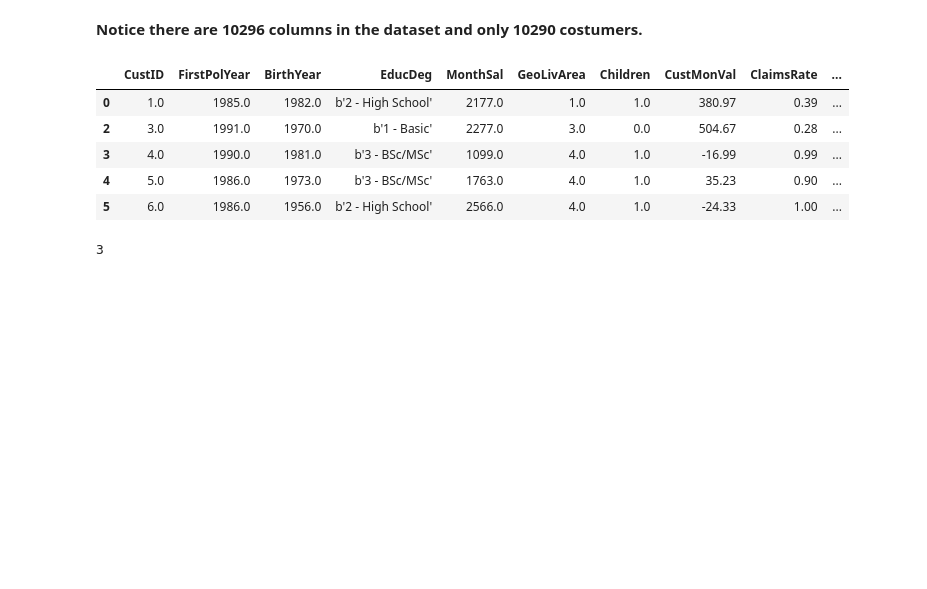
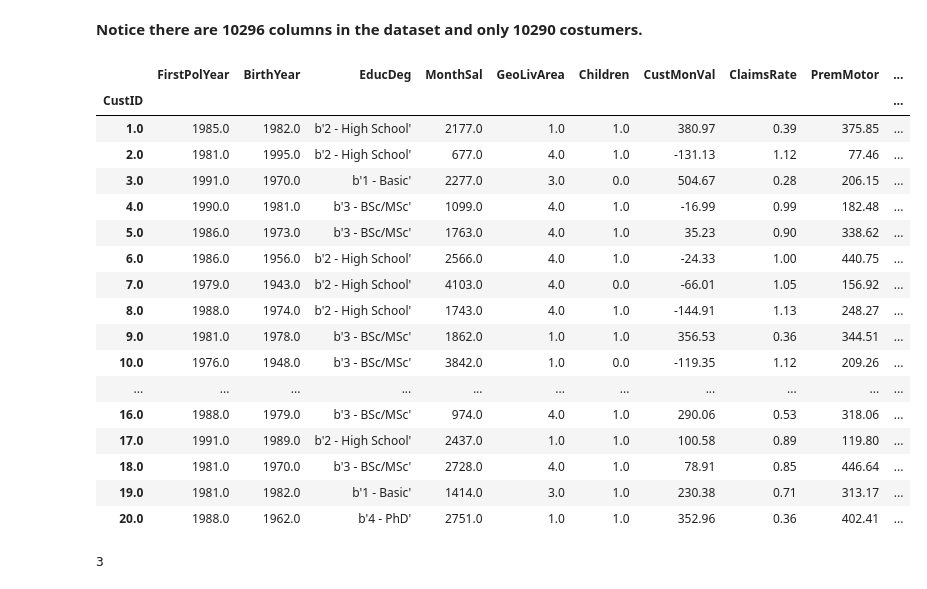
Before and after one commit to BeatrizC25/DataMiningProject22-23, a Jupyter notebook: DataMining_EZ.ipynb, the cells around one changed output. Saved outputs shown, nothing was run; the diff lists cells and outputs as text; code cells hidden in the pictures; blank space fills up the shorter version.

```diff
--- a/DataMining_EZ.ipynb
+++ b/DataMining_EZ.ipynb
@@ -48,13 +53,26 @@ The dataset has a total of 10296 rows and 14 columns.
 # %% [markdown]
 **Notice there are 10296 columns in the dataset and only 10290 costumers.**
 # %%
-df.head()
+df.set_index('CustID', inplace=True) #change index to costumer id
+df.head(20)
 # %% [output]
-|  | CustID | FirstPolYear | BirthYear | EducDeg | MonthSal | GeoLivArea | Children | CustMonVal | ClaimsRate | ... |
-| 0 | 1.0 | 1985.0 | 1982.0 | b'2 - High School' | 2177.0 | 1.0 | 1.0 | 380.97 | 0.39 | ... |
-| 2 | 3.0 | 1991.0 | 1970.0 | b'1 - Basic' | 2277.0 | 3.0 | 0.0 | 504.67 | 0.28 | ... |
-| 3 | 4.0 | 1990.0 | 1981.0 | b'3 - BSc/MSc' | 1099.0 | 4.0 | 1.0 | -16.99 | 0.99 | ... |
-| 4 | 5.0 | 1986.0 | 1973.0 | b'3 - BSc/MSc' | 1763.0 | 4.0 | 1.0 | 35.23 | 0.90 | ... |
-| 5 | 6.0 | 1986.0 | 1956.0 | b'2 - High School' | 2566.0 | 4.0 | 1.0 | -24.33 | 1.00 | ... |
+|  | FirstPolYear | BirthYear | EducDeg | MonthSal | GeoLivArea | Children | CustMonVal | ClaimsRate | PremMotor | ... |
+| CustID |  |  |  |  |  |  |  |  |  | ... |
+| 1.0 | 1985.0 | 1982.0 | b'2 - High School' | 2177.0 | 1.0 | 1.0 | 380.97 | 0.39 | 375.85 | ... |
+| 2.0 | 1981.0 | 1995.0 | b'2 - High School' | 677.0 | 4.0 | 1.0 | -131.13 | 1.12 | 77.46 | ... |
+| 3.0 | 1991.0 | 1970.0 | b'1 - Basic' | 2277.0 | 3.0 | 0.0 | 504.67 | 0.28 | 206.15 | ... |
+| 4.0 | 1990.0 | 1981.0 | b'3 - BSc/MSc' | 1099.0 | 4.0 | 1.0 | -16.99 | 0.99 | 182.48 | ... |
+| 5.0 | 1986.0 | 1973.0 | b'3 - BSc/MSc' | 1763.0 | 4.0 | 1.0 | 35.23 | 0.90 | 338.62 | ... |
+| 6.0 | 1986.0 | 1956.0 | b'2 - High School' | 2566.0 | 4.0 | 1.0 | -24.33 | 1.00 | 440.75 | ... |
+| 7.0 | 1979.0 | 1943.0 | b'2 - High School' | 4103.0 | 4.0 | 0.0 | -66.01 | 1.05 | 156.92 | ... |
+| 8.0 | 1988.0 | 1974.0 | b'2 - High School' | 1743.0 | 4.0 | 1.0 | -144.91 | 1.13 | 248.27 | ... |
+| 9.0 | 1981.0 | 1978.0 | b'3 - BSc/MSc' | 1862.0 | 1.0 | 1.0 | 356.53 | 0.36 | 344.51 | ... |
+| 10.0 | 1976.0 | 1948.0 | b'3 - BSc/MSc' | 3842.0 | 1.0 | 0.0 | -119.35 | 1.12 | 209.26 | ... |
+| ... | ... | ... | ... | ... | ... | ... | ... | ... | ... | ... |
+| 16.0 | 1988.0 | 1979.0 | b'3 - BSc/MSc' | 974.0 | 4.0 | 1.0 | 290.06 | 0.53 | 318.06 | ... |
+| 17.0 | 1991.0 | 1989.0 | b'2 - High School' | 2437.0 | 1.0 | 1.0 | 100.58 | 0.89 | 119.80 | ... |
+| 18.0 | 1981.0 | 1970.0 | b'3 - BSc/MSc' | 2728.0 | 4.0 | 1.0 | 78.91 | 0.85 | 446.64 | ... |
+| 19.0 | 1981.0 | 1982.0 | b'1 - Basic' | 1414.0 | 3.0 | 1.0 | 230.38 | 0.71 | 313.17 | ... |
+| 20.0 | 1988.0 | 1962.0 | b'4 - PhD' | 2751.0 | 1.0 | 1.0 | 352.96 | 0.36 | 402.41 | ... |
 # %%
 #checking for ducplicates in dataset
```
Also changed, not shown: parts of 31 cells of this notebook.
